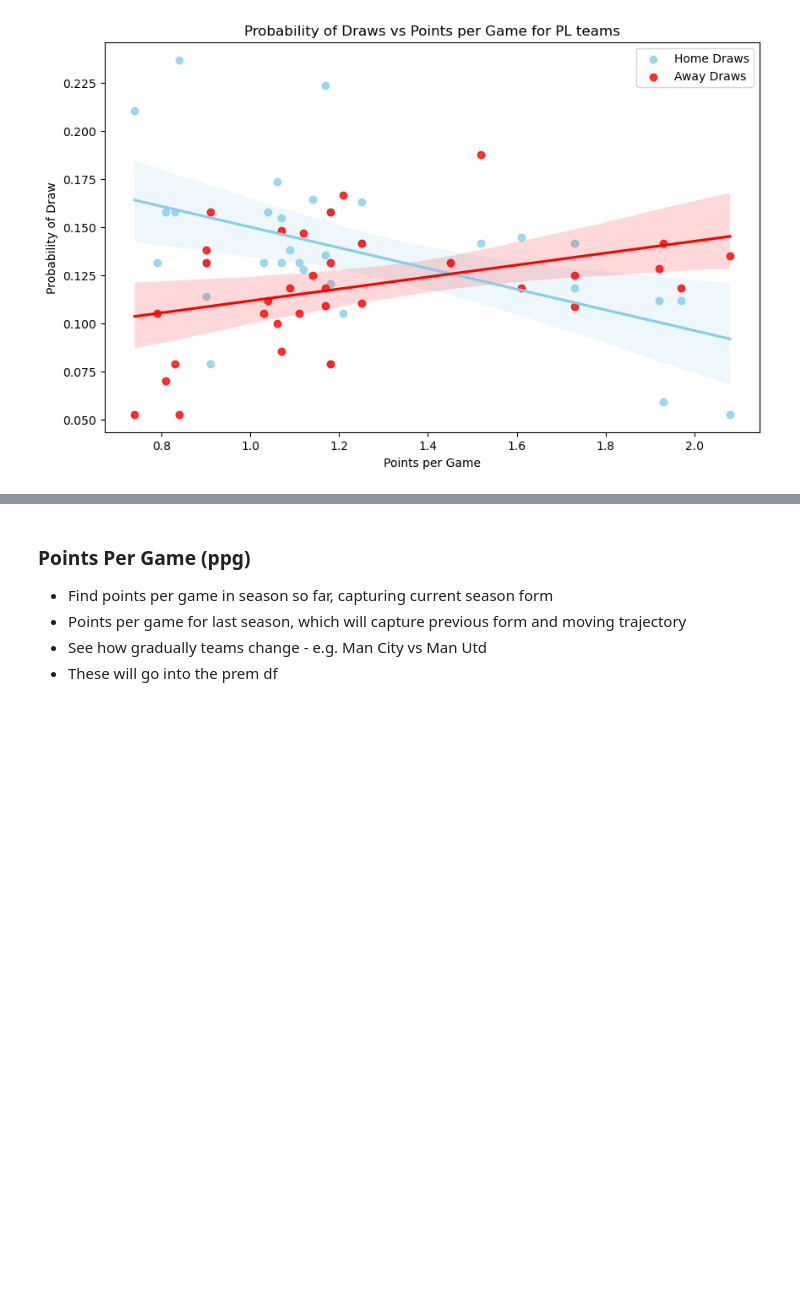
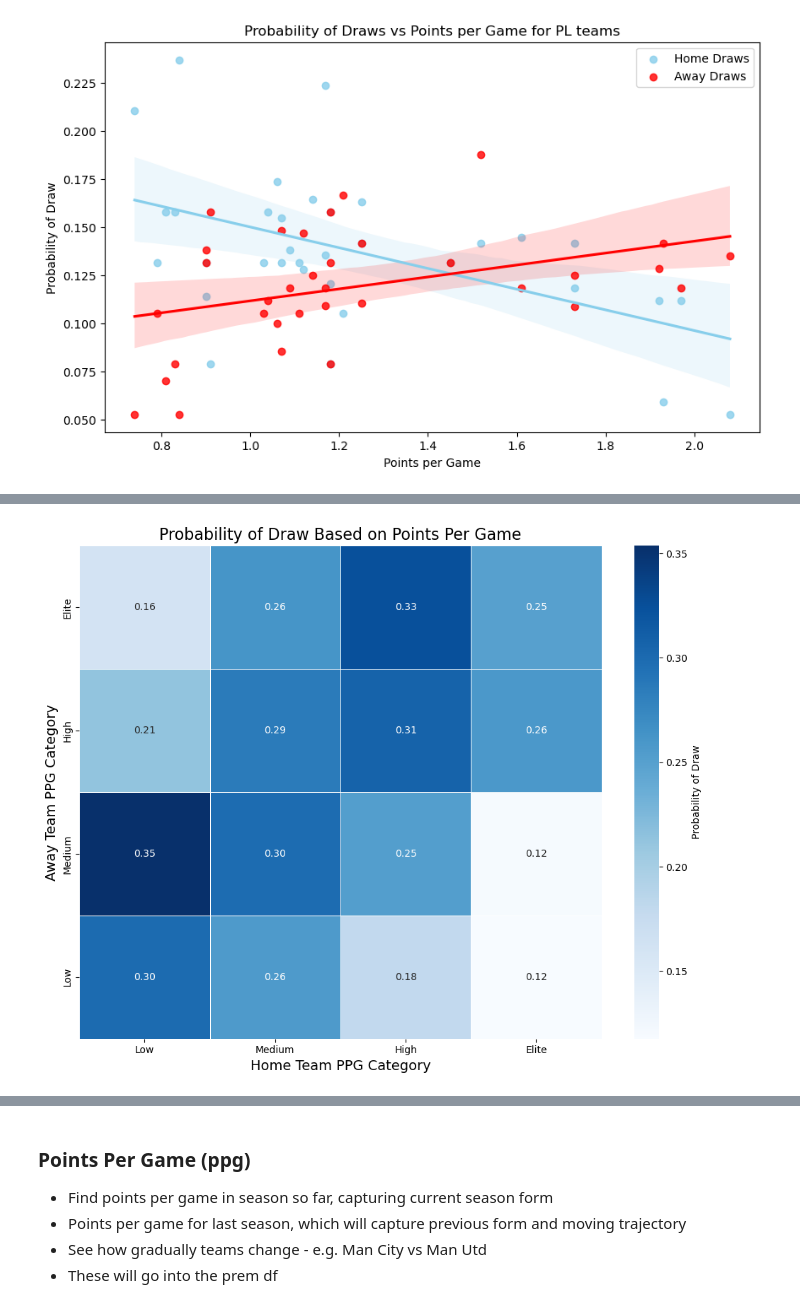
Before and after one commit to tjjdoherty/football-project-mvp, a Jupyter notebook: intro_clean_eda.ipynb, the cells around one changed output, grey strips where cells are left out. Saved outputs shown, nothing was run; the diff lists cells and outputs as text; code cells hidden in the pictures; blank space fills up the shorter version.

Commit message:
removed some csvs saved previously, finished exploration of draws

```diff
--- a/intro_clean_eda.ipynb
+++ b/intro_clean_eda.ipynb
@@ -1231,0 +1225,2 @@ pl_points
+# %%
+prem = add_points_per_game(prem, pl_points)
@@ -1231,0 +1290,44 @@ pl_points
+# %%
+def visualize_draw_probabilities(draw_stats):
+    """
+    Visualize draw probabilities for each home and away PPG category combination.
+
+    Parameters:
+        draw_stats (pd.DataFrame): DataFrame with draw probabilities and PPG categories.
+
+    Returns:
+        None: Displays a heatmap with home team PPG on the x-axis and away team PPG on the y-axis.
+    """
+    # Pivot the data for heatmap
+    heatmap_data = draw_stats.pivot(
+        index='away_ppg_category',  # Away team PPG on the y-axis
+        columns='home_ppg_category',  # Home team PPG on the x-axis
+        values='draw_probability'
+    )
+
+    # reverse plotted one axis below - elite / elite is in the top right
+    heatmap_data = heatmap_data.iloc[::-1, ::]
+
+    # Plot the heatmap
+    plt.figure(figsize=(10, 8))
+    sns.heatmap(
+        heatmap_data,
+        annot=True,
+        cmap='Blues',
+        fmt='.2f',
+        linewidths=0.5,
+        cbar_kws={'label': 'Probability of Draw'}
+    )
+    plt.title("Probability of Draw Based on Points Per Game", fontsize=16)
+    plt.xlabel("Home Team PPG Category", fontsize=14)
+    plt.ylabel("Away Team PPG Category", fontsize=14)
+    plt.tight_layout()
+    plt.show()
+# %%
+# Calculate draw probabilities
+draw_stats = calculate_draw_probabilities_normalized(prem, prem_draws)
+
+# Visualize the probabilities
+visualize_draw_probabilities(draw_stats)
+# %% [output]
+[figure, added]
```
Also changed, not shown: parts of 33 cells of this notebook, 1 other file.
